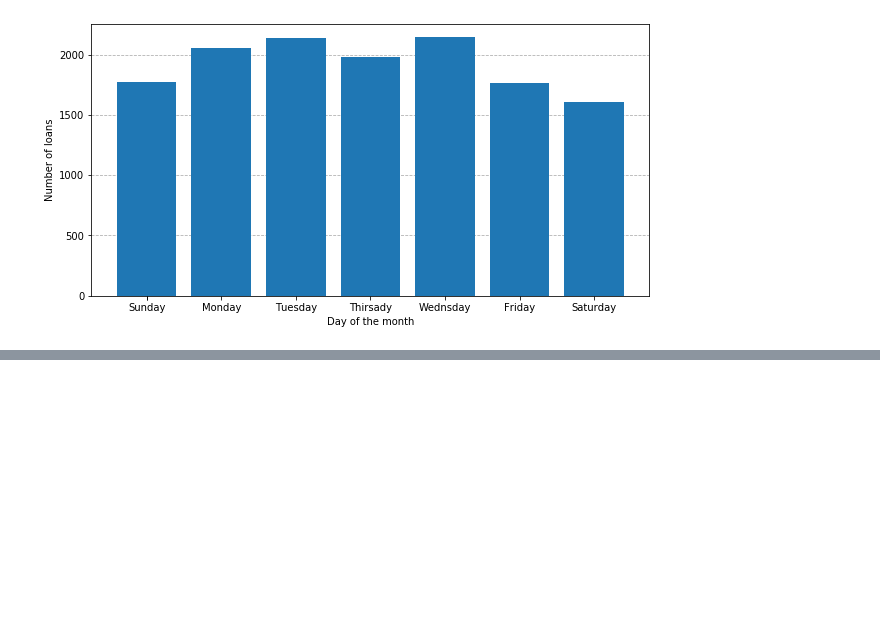
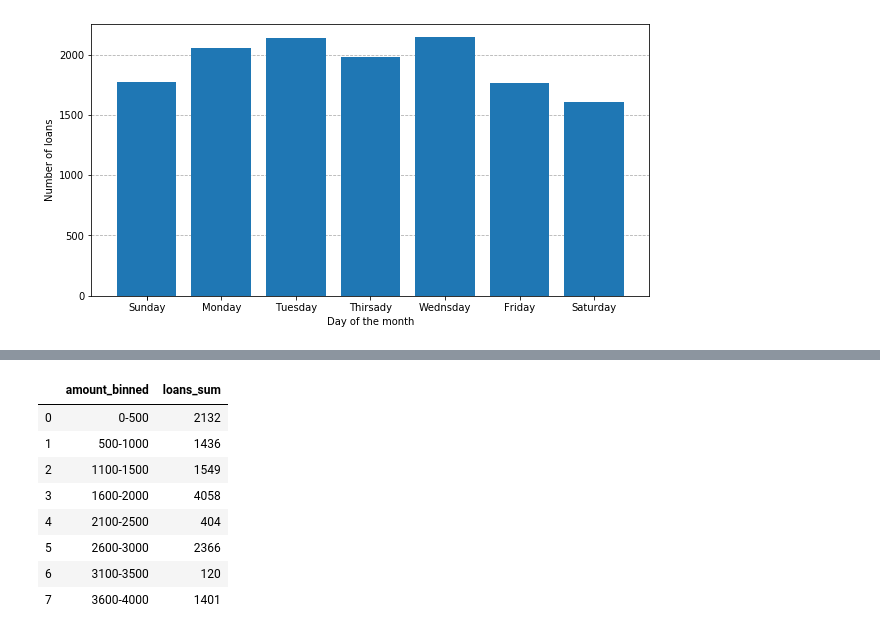
Before and after one commit to RomanShevtsiv/lending-score-model, a Jupyter notebook: notebooks/eda-loans.ipynb, the cells around one changed output, grey strips where cells are left out. Drawn from its saved outputs; the diff is of its cells as text; code cells hidden in the pictures; blank space fills up the shorter version.

```diff
--- a/notebooks/eda-loans.ipynb
+++ b/notebooks/eda-loans.ipynb
@@ -267,0 +309,12 @@ plt.show()
+# %%
+amount_df
+# %% [output]
+|  | amount_binned | loans_sum |
+| 0 | 0-500 | 2132 |
+| 1 | 500-1000 | 1436 |
+| 2 | 1100-1500 | 1549 |
+| 3 | 1600-2000 | 4058 |
+| 4 | 2100-2500 | 404 |
+| 5 | 2600-3000 | 2366 |
+| 6 | 3100-3500 | 120 |
+| 7 | 3600-4000 | 1401 |
```
Also changed, not shown: parts of 20 cells of this notebook.
